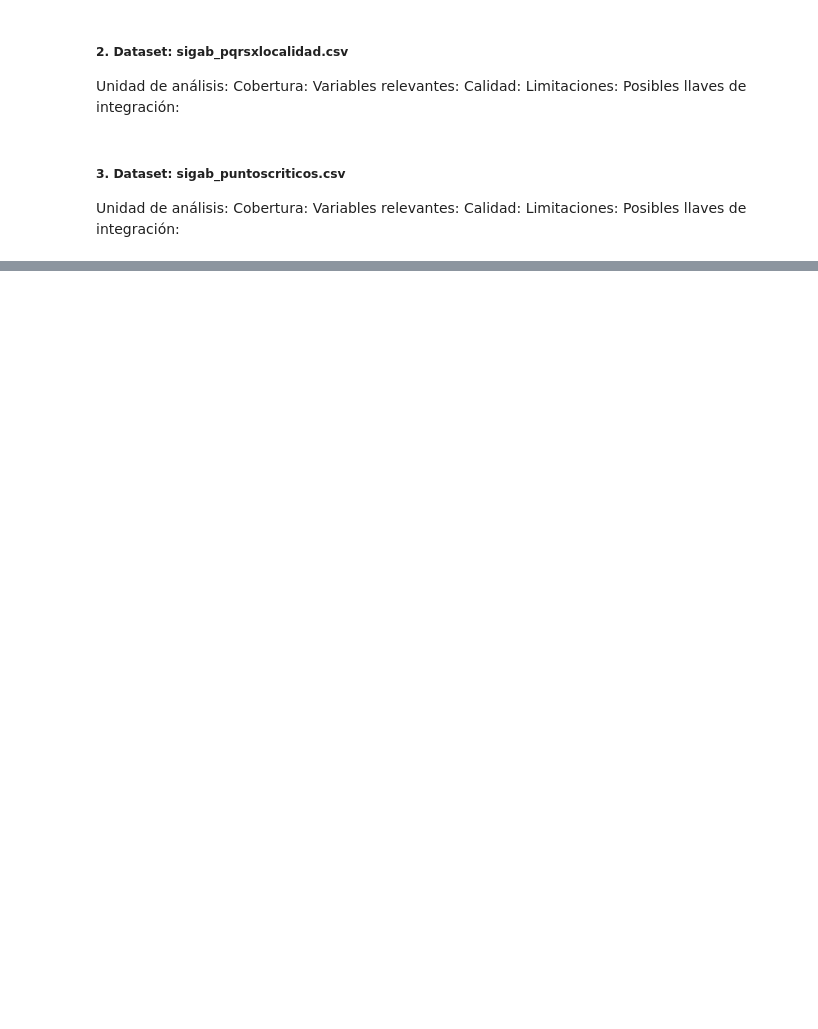
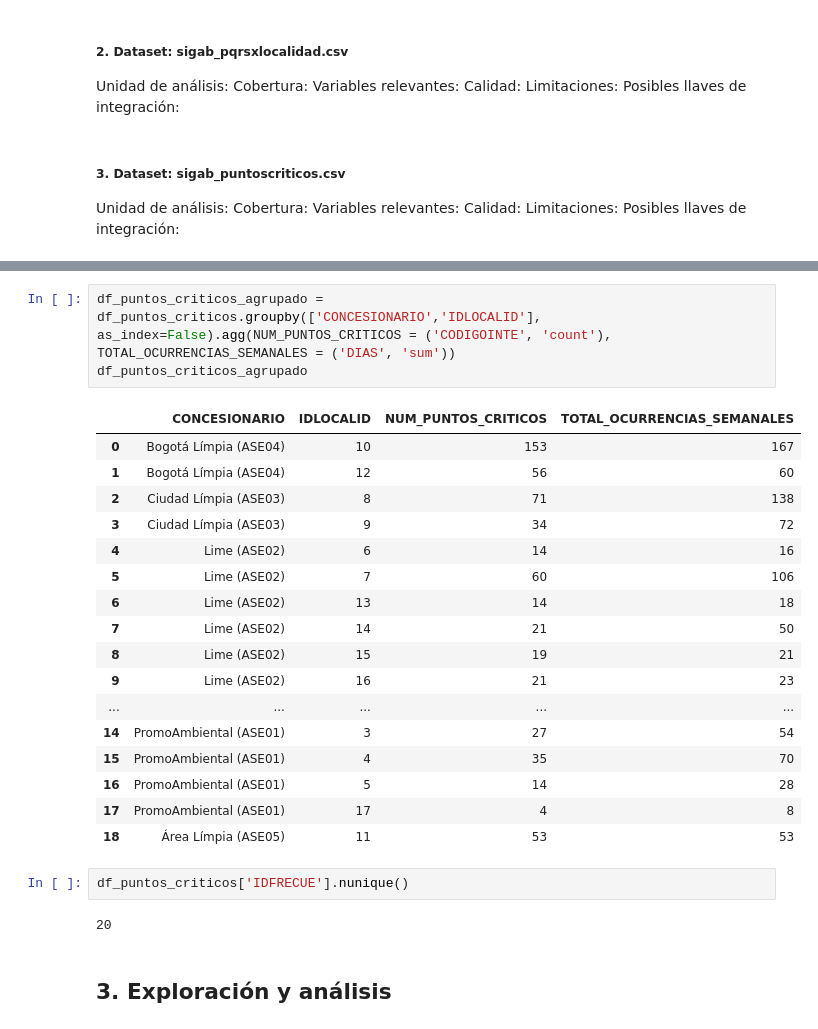
Before and after one commit to Ale92009/DATA1002_Proyecto2, a Jupyter notebook: notebooks/desarrollo.ipynb, the cells around one changed output, grey strips where cells are left out. Drawn from its saved outputs; the diff is of its cells as text; blank space fills up the shorter version.

```diff
--- a/notebooks/desarrollo.ipynb
+++ b/notebooks/desarrollo.ipynb
@@ -51,0 +188,27 @@ Posibles llaves de integración:
+# %%
+df_puntos_criticos_agrupado = df_puntos_criticos.groupby(['CONCESIONARIO','IDLOCALID'], as_index=False).agg(NUM_PUNTOS_CRITICOS = ('CODIGOINTE', 'count'), TOTAL_OCURRENCIAS_SEMANALES = ('DIAS', 'sum'))
+df_puntos_criticos_agrupado
+# %% [output]
+|  | CONCESIONARIO | IDLOCALID | NUM_PUNTOS_CRITICOS | TOTAL_OCURRENCIAS_SEMANALES |
+| 0 | Bogotá Límpia (ASE04) | 10 | 153 | 167 |
+| 1 | Bogotá Límpia (ASE04) | 12 | 56 | 60 |
+| 2 | Ciudad Límpia (ASE03) | 8 | 71 | 138 |
+| 3 | Ciudad Límpia (ASE03) | 9 | 34 | 72 |
+| 4 | Lime (ASE02) | 6 | 14 | 16 |
+| 5 | Lime (ASE02) | 7 | 60 | 106 |
+| 6 | Lime (ASE02) | 13 | 14 | 18 |
+| 7 | Lime (ASE02) | 14 | 21 | 50 |
+| 8 | Lime (ASE02) | 15 | 19 | 21 |
+| 9 | Lime (ASE02) | 16 | 21 | 23 |
+| ... | ... | ... | ... | ... |
+| 14 | PromoAmbiental (ASE01) | 3 | 27 | 54 |
+| 15 | PromoAmbiental (ASE01) | 4 | 35 | 70 |
+| 16 | PromoAmbiental (ASE01) | 5 | 14 | 28 |
+| 17 | PromoAmbiental (ASE01) | 17 | 4 | 8 |
+| 18 | Área Límpia (ASE05) | 11 | 53 | 53 |
+# %%
+df_puntos_criticos['IDFRECUE'].nunique()
+# %% [output]
+20
+# %% [markdown]
+## 3. Exploración y análisis
```
Also changed, not shown: parts of 13 cells of this notebook, 1 other file.
